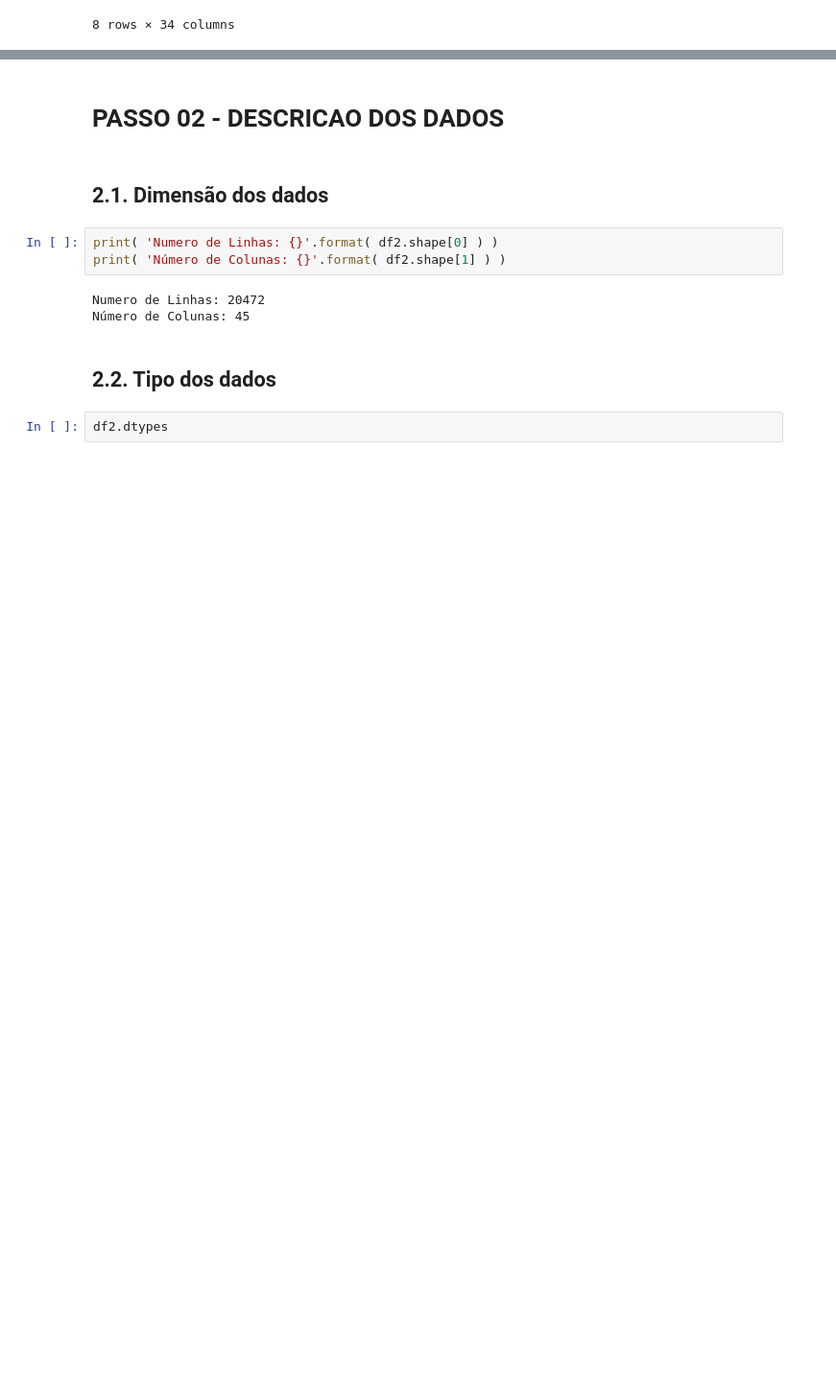
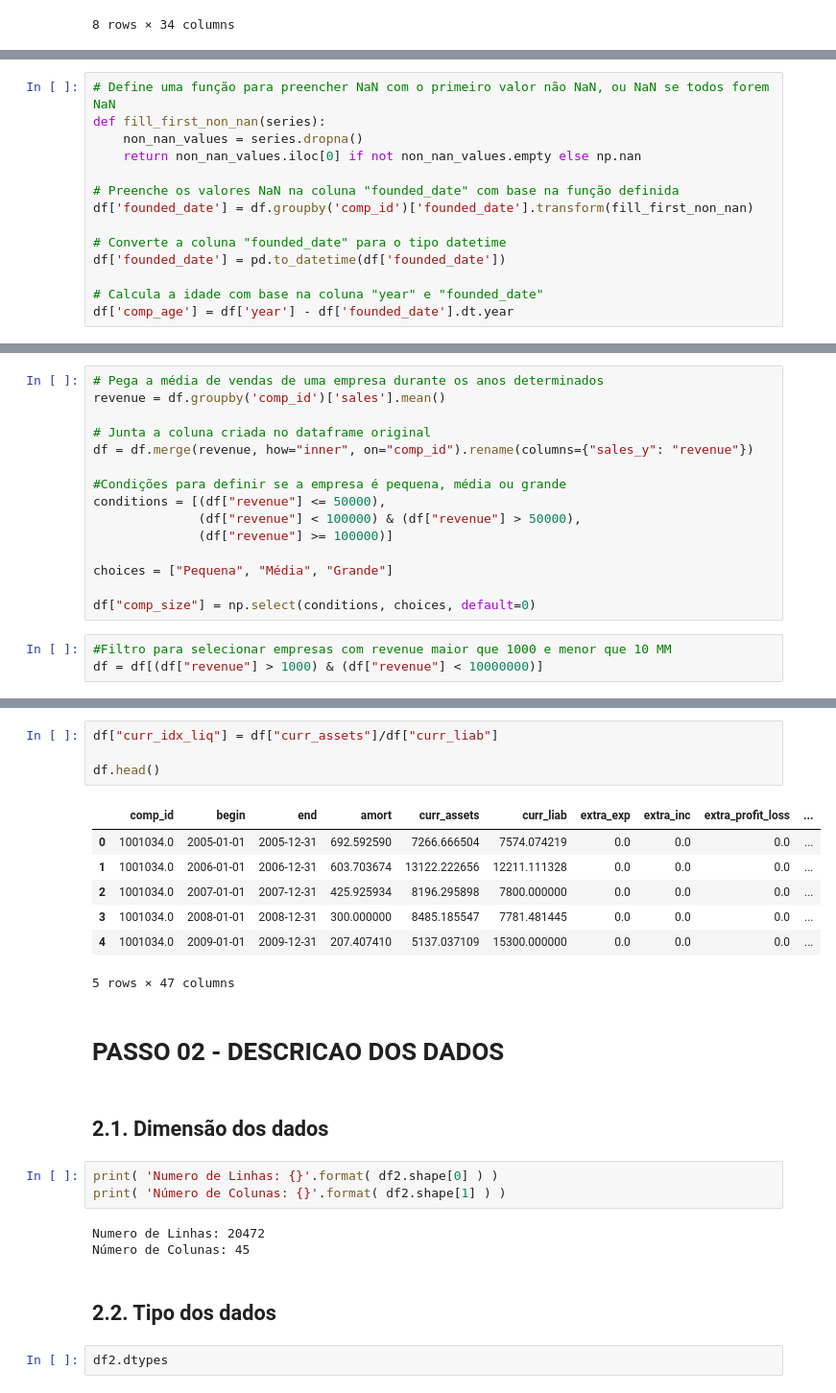
Before and after one commit to adambry/Atividade_Integradora_1T, a Jupyter notebook: PI_Main.ipynb, the cells around one changed output, grey strips where cells are left out. Shown: that part at 96% size. Cells and saved outputs as stored; diff of their text form; blank space fills up the shorter version.

Commit message:
Adição de colunas do roteiro
Adição de coluna de idade da empresa, filtro de revenue, criação da coluna de porte da empresa e criação da coluna de capital circulante líquido

```diff
--- a/PI_Main.ipynb
+++ b/PI_Main.ipynb
@@ -180,0 +179,14 @@ df2['sales'].describe()
+# %%
+# Define uma função para preencher NaN com o primeiro valor não NaN, ou NaN se todos forem NaN
+def fill_first_non_nan(series):
+    non_nan_values = series.dropna()
+    return non_nan_values.iloc[0] if not non_nan_values.empty else np.nan
+
+# Preenche os valores NaN na coluna "founded_date" com base na função definida
+df['founded_date'] = df.groupby('comp_id')['founded_date'].transform(fill_first_non_nan)
+
+# Converte a coluna "founded_date" para o tipo datetime
+df['founded_date'] = pd.to_datetime(df['founded_date'])
+
+# Calcula a idade com base na coluna "year" e "founded_date"
+df['comp_age'] = df['year'] - df['founded_date'].dt.year
@@ -180,0 +195,18 @@ df2['sales'].describe()
+# %%
+# Pega a média de vendas de uma empresa durante os anos determinados
+revenue = df.groupby('comp_id')['sales'].mean()
+
+# Junta a coluna criada no dataframe original
+df = df.merge(revenue, how="inner", on="comp_id").rename(columns={"sales_y": "revenue"})
+
+#Condições para definir se a empresa é pequena, média ou grande
+conditions = [(df["revenue"] <= 50000),
+              (df["revenue"] < 100000) & (df["revenue"] > 50000),
+              (df["revenue"] >= 100000)]
+
+choices = ["Pequena", "Média", "Grande"]
+
+df["comp_size"] = np.select(conditions, choices, default=0)
+# %%
+#Filtro para selecionar empresas com revenue maior que 1000 e menor que 10 MM
+df = df[(df["revenue"] > 1000) & (df["revenue"] < 10000000)]
@@ -181,3 +227,15 @@ df2['sales'].describe()
+# %%
+df["curr_idx_liq"] = df["curr_assets"]/df["curr_liab"]
+
+df.head()
+# %% [output]
+|  | comp_id | begin | end | amort | curr_assets | curr_liab | extra_exp | extra_inc | extra_profit_loss | ... |
+| 0 | 1001034.0 | 2005-01-01 | 2005-12-31 | 692.592590 | 7266.666504 | 7574.074219 | 0.0 | 0.0 | 0.0 | ... |
+| 1 | 1001034.0 | 2006-01-01 | 2006-12-31 | 603.703674 | 13122.222656 | 12211.111328 | 0.0 | 0.0 | 0.0 | ... |
+| 2 | 1001034.0 | 2007-01-01 | 2007-12-31 | 425.925934 | 8196.295898 | 7800.000000 | 0.0 | 0.0 | 0.0 | ... |
+| 3 | 1001034.0 | 2008-01-01 | 2008-12-31 | 300.000000 | 8485.185547 | 7781.481445 | 0.0 | 0.0 | 0.0 | ... |
+| 4 | 1001034.0 | 2009-01-01 | 2009-12-31 | 207.407410 | 5137.037109 | 15300.000000 | 0.0 | 0.0 | 0.0 | ... |
+5 rows × 47 columns
 # %% [markdown]
 # PASSO 02 - DESCRICAO DOS DADOS
 # %% [markdown]
```
Also changed, not shown: parts of 5 cells of this notebook.
